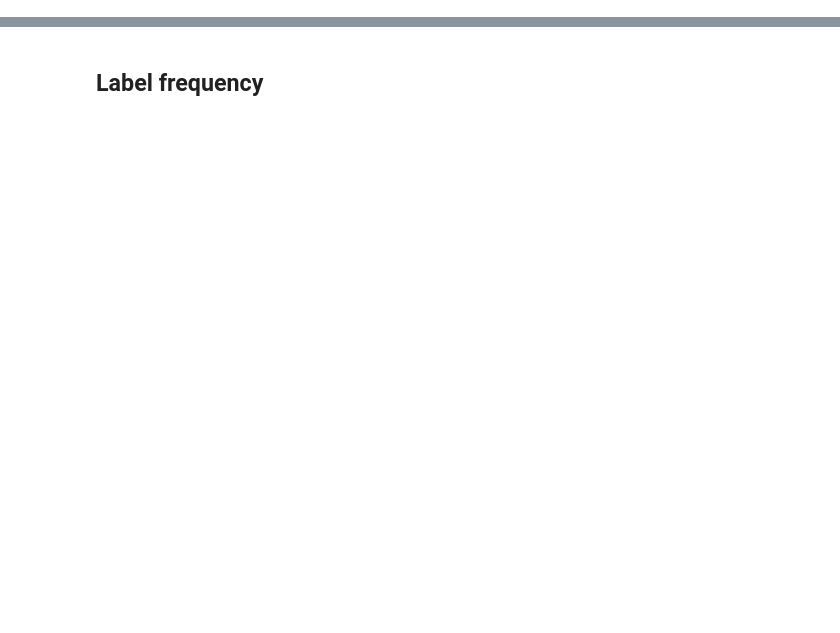
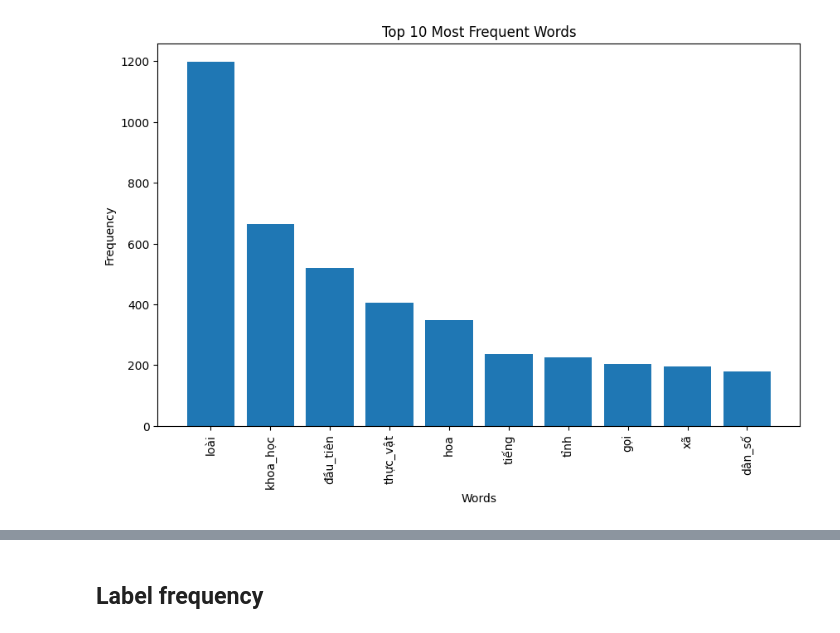
Before and after one commit to Duonn512/Wikipedia-Category-Classification, a Jupyter notebook: notebooks/data_exploration.ipynb, the cells around one changed output, grey strips where cells are left out. Cells and saved outputs as stored; diff of their text form; code cells hidden in the pictures; blank space fills up the shorter version.

```diff
--- a/notebooks/data_exploration.ipynb
+++ b/notebooks/data_exploration.ipynb
@@ -23,0 +68,29 @@ df.head()
+# %%
+from collections import Counter
+import matplotlib.pyplot as plt
+
+# Assume df is your DataFrame containing tokenized words
+tokenized_words = df['tokenized_words'].explode().dropna()
+
+# Tính toán tần suất của từng từ
+word_counts = Counter(tokenized_words)
+
+# Lấy danh sách các từ và tần suất tương ứng
+words = list(word_counts.keys())
+counts = list(word_counts.values())
+
+# Sắp xếp theo tần suất giảm dần và chỉ lấy top 10
+sorted_indices = sorted(range(len(counts)), key=lambda i: counts[i], reverse=True)[:10]
+top_words = [words[i] for i in sorted_indices]
+top_counts = [counts[i] for i in sorted_indices]
+
+# Vẽ biểu đồ tần suất cho top 10 từ
+plt.figure(figsize=(10, 6))
+plt.bar(top_words, top_counts)
+plt.xlabel('Words')
+plt.ylabel('Frequency')
+plt.title('Top 10 Most Frequent Words')
+plt.xticks(rotation=90)
+plt.show()
+# %% [output]
+[figure, added]
```
Also changed, not shown: parts of 15 cells of this notebook, 12 other files.
